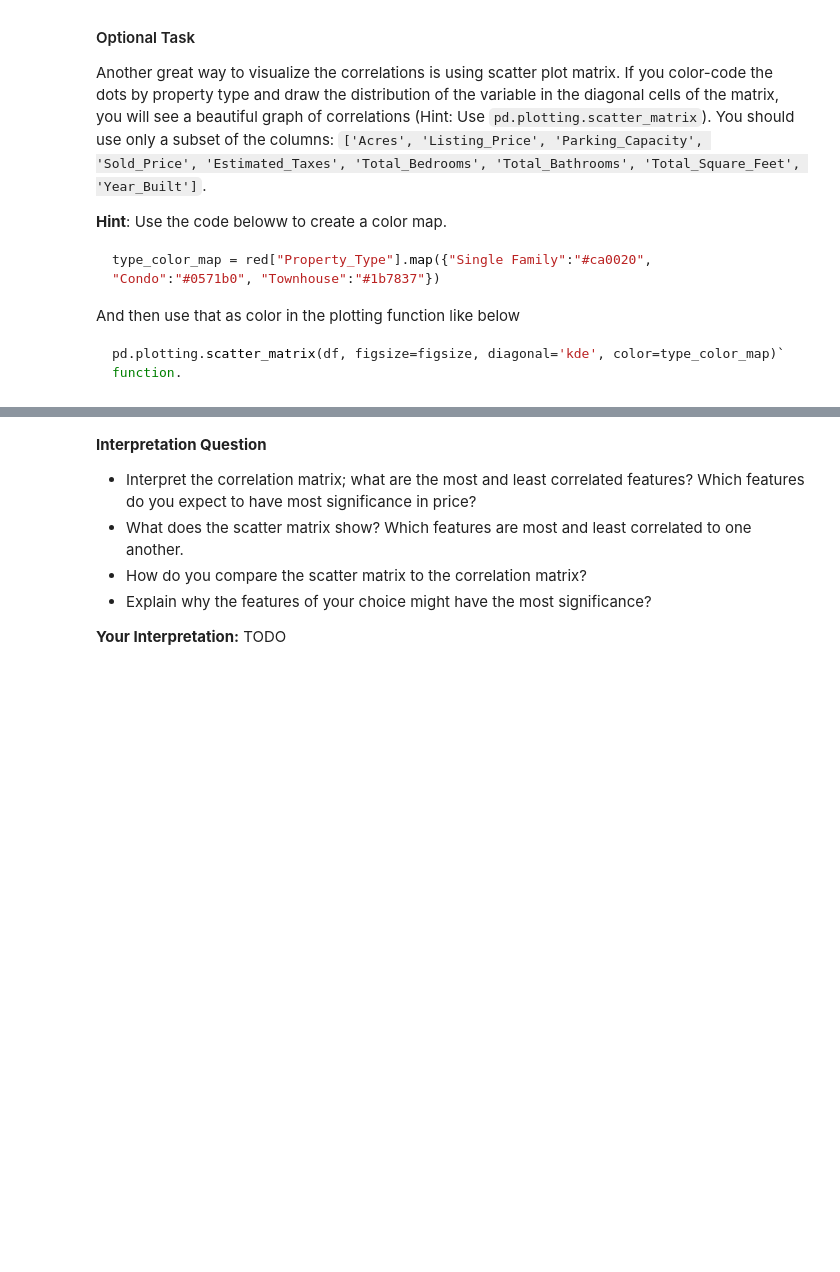
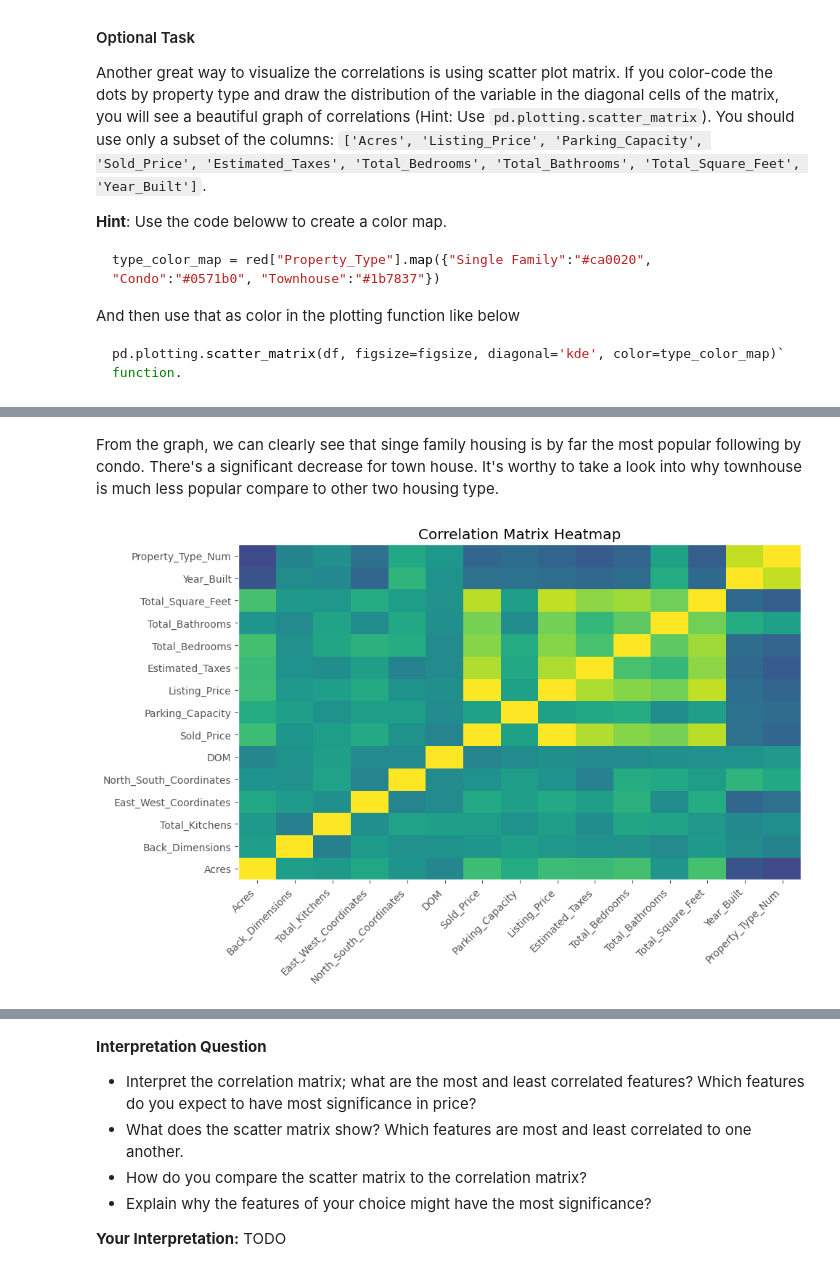
Before and after one commit to Yichun0/2026-datascience-homework, a Jupyter notebook: HW5/HW5.ipynb, the cells around one changed output, grey strips where cells are left out. Saved outputs shown, nothing was run; the diff lists cells and outputs as text; code cells hidden in the pictures; blank space fills up the shorter version.

```diff
--- a/HW5/HW5.ipynb
+++ b/HW5/HW5.ipynb
@@ -103,0 +267,17 @@ pd.plotting.scatter_matrix(df, figsize=figsize, diagonal='kde', color=type_color
+# %% [markdown]
+From the graph, we can clearly see that singe family housing is by far the most popular following by condo. There's a significant decrease for town house. It's worthy to take a look into why townhouse is much less popular compare to other two housing type.
+# %%
+# correlation matrix and heat map
+corr = cleaned_df.corr()
+
+plt.pcolor(corr,vmin=-1,vmax=1)
+plt.xticks(np.arange(0.5, len(corr.columns), 1),
+           corr.columns,
+           rotation=45, ha='right')
+
+plt.yticks(np.arange(0.5, len(corr.columns), 1),
+           corr.columns)
+plt.title("Correlation Matrix Heatmap")
+plt.show()
+# %% [output]
+[figure, added]
```
Also changed, not shown: parts of 45 cells of this notebook.
